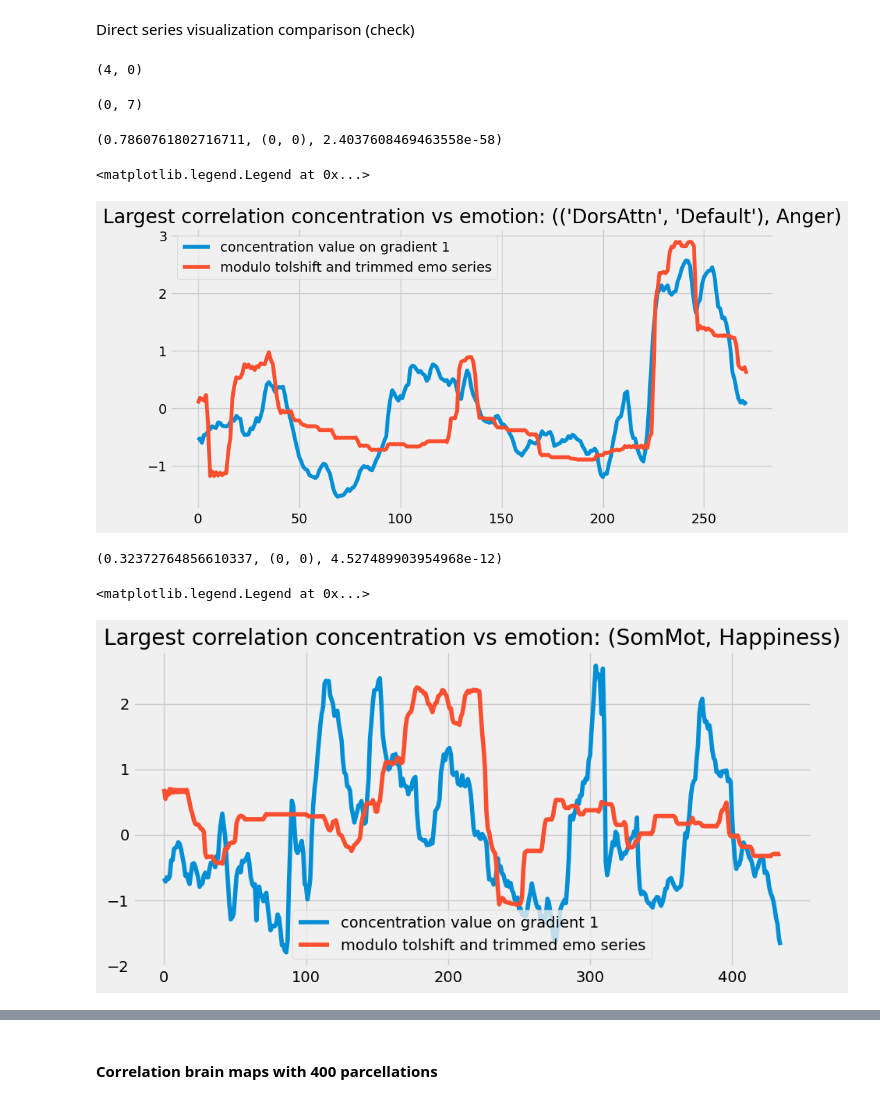
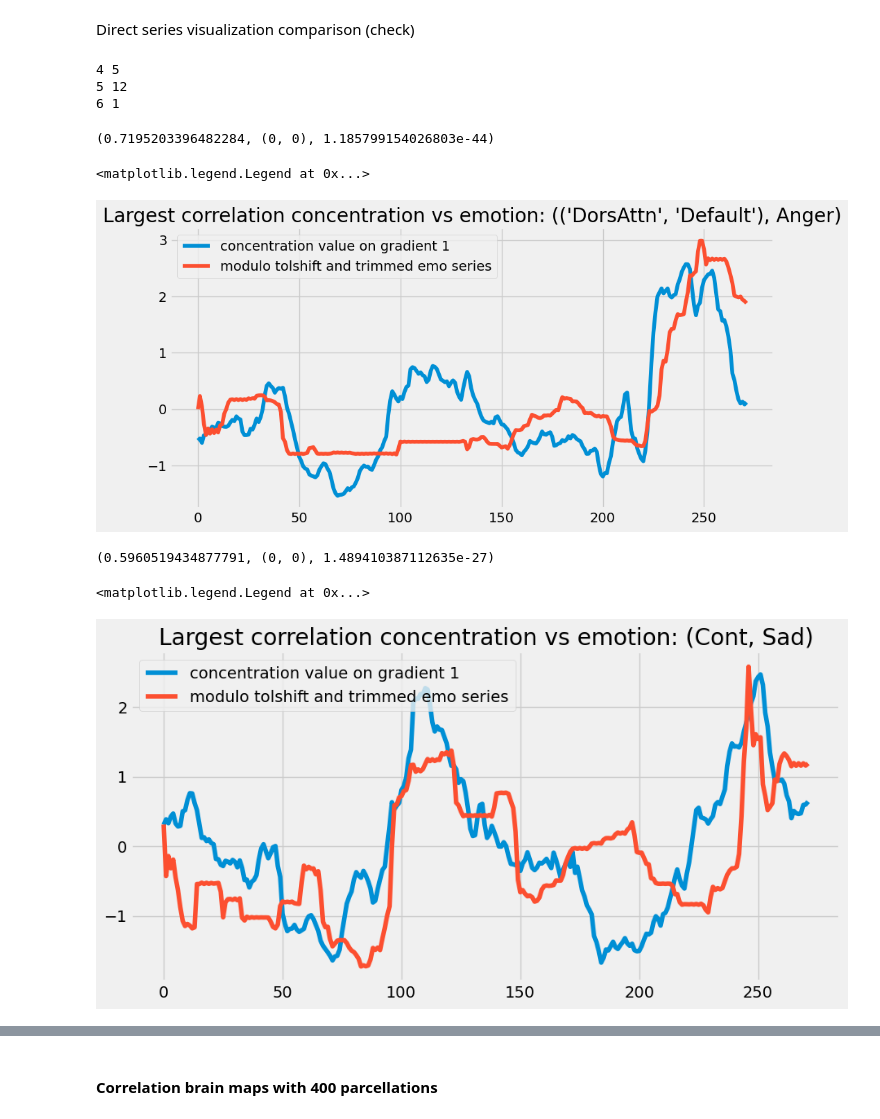
Before and after one commit to MIPLabCH/emoguide_gradients, a Jupyter notebook: 07_fmri-emotion_cohesion.ipynb, the cells around one changed output, grey strips where cells are left out. Drawn from its saved outputs; the diff is of its cells as text; code cells hidden in the pictures.

```diff
--- a/07_fmri-emotion_cohesion.ipynb
+++ b/07_fmri-emotion_cohesion.ipynb
@@ -12,9 +12,11 @@ We have choices to either compute correlation between subjects and aggregated em
 # %%
 # Loading Gradient Example
 networks = list(index2region.keys())
+moviename = 'Chatter'
 # tmp = load('./resources/dynamic_grad/individual_level/Chatter_grad.pkl')
 # G_movie, varM = tmp['S30']
-G_movie, varM = load('./resources/dynamic_grad/group_level/Chatter_40_grad.pkl')
+G_movie, varM = load('./resources/dynamic_grad/group_level/{}_40_grad.pkl'.format(moviename))
 # Loading Matching Emotion Track
 full_df  = pd.read_csv('./data/emoFiles/emotion_compile.csv')
-emo_df   = full_df[full_df['filename']=='W_Sintel13.csv']
+emo_df   = full_df[full_df['filename']=='W_{}13.csv'.format(moviename)]
+other_df = full_df[full_df['filename']!='W_{}13.csv'.format(moviename)]
@@ -332,20 +339,20 @@ plt.show()
 # %% [markdown]
 Direct series visualization comparison (check)
-# %%
-scores[0].argmax()//13, scores[0].argmax()%13
-# %% [output]
-(4, 0)
-# %%
-scores[1].argmax()//13, scores[1].argmax()%13
-# %% [output]
-(0, 7)
+# %%
+print(scores[0].argmax()//13, scores[0].argmax()%13 )
+print(scores[1].argmax()//13, scores[1].argmax()%13 )
+print(scores[2].argmax()//13, scores[2].argmax()%13 )
+# %% [output]
+4 5
+5 12
+6 1
 # %%
 # METRIC 1
 p1,p2 = pairs[4]
 y = np.asarray([networks_distance(G_movie[t], G_movie[t], p1, p2)
                 for t in range(len(G_movie))])
 z1 = zscore(y)
-emo_series = np.array(emo_df[emo_df.item==select[0]]['score'])
+emo_series = np.array(emo_df[emo_df.item==select[5]]['score'])
 smoothened = overlap_add(emo_series, smfactor)
 z2   = zscore(smoothened[:z1.shape[0]])
 corr = correlation_search(z1,z2, tolshift)
@@ -356,25 +363,26 @@ plt.plot(z2, label='modulo tolshift and trimmed emo series')
 plt.title("Largest correlation concentration vs emotion: ({}, {})".format(pairs[4],select[0]))
 plt.legend()
 # %% [output]
-(0.7860761802716711, (0, 0), 2.4037608469463558e-58)
+(0.7195203396482284, (0, 0), 1.185799154026803e-44)
 <matplotlib.legend.Legend at 0x...>
-[figure, old version]
+[figure, new version]
 # %%
-idxa = 1
-idxb = 4
-a = np.abs(G_movie[:,index2region[regions[idxa]]]).std(axis=1)[:,grad_idx]
+idxa = 5
+idxb = 12
+
+a = network_variance(G_movie, networks[idxa], grad_idx)
 b = np.array(emo_df[emo_df.item==select[idxb]]['score'])
 b = overlap_add(b, 1)
 
 a, b = zscore(a), zscore(b)
 print(correlation_search(a,b[:a.shape[0]], 0, 1))
 
 plt.figure(figsize=(10,5))
 plt.plot(a, label='concentration value on gradient {}'.format(grad_idx + 1))
 plt.plot(b[:a.shape[0]], label='modulo tolshift and trimmed emo series')
-plt.title("Largest correlation concentration vs emotion: ({}, {})".format(regions[idxa],select[idxb]))
+plt.title("Largest correlation concentration vs emotion: ({}, {})".format(networks[idxa],select[idxb]))
 plt.legend()
 # %% [output]
-(0.32372764856610337, (0, 0), 4.527489903954968e-12)
+(0.5960519434877791, (0, 0), 1.489410387112635e-27)
 <matplotlib.legend.Legend at 0x...>
-[figure, old version]
+[figure, new version]
```
Also changed, not shown: parts of 12 cells of this notebook, 1 other file.
